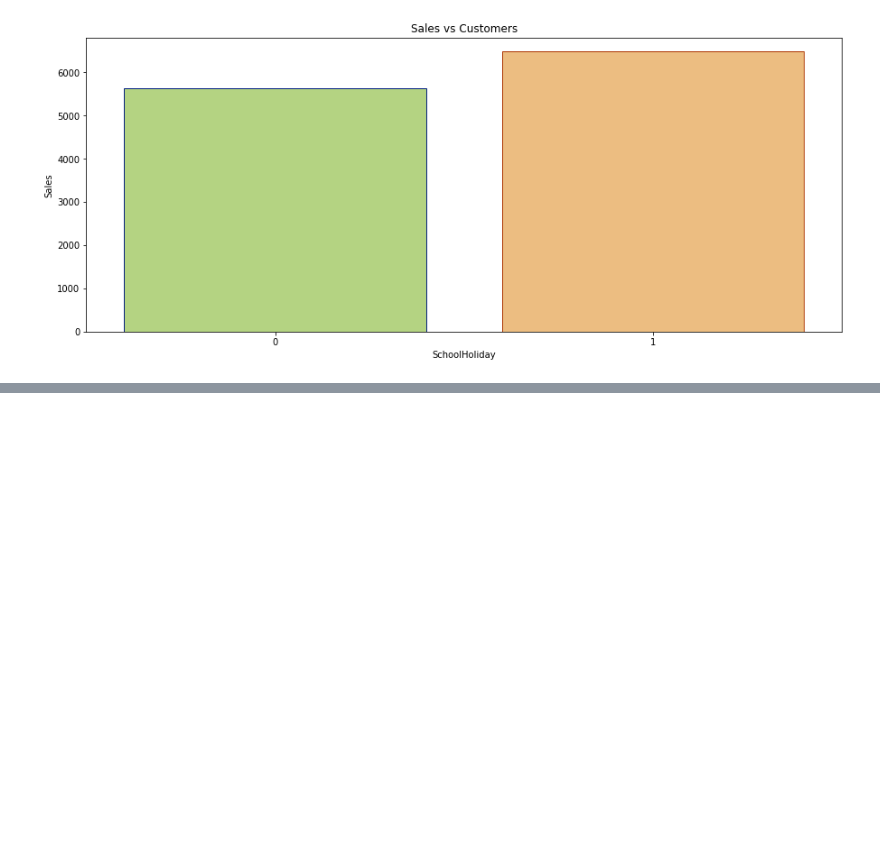
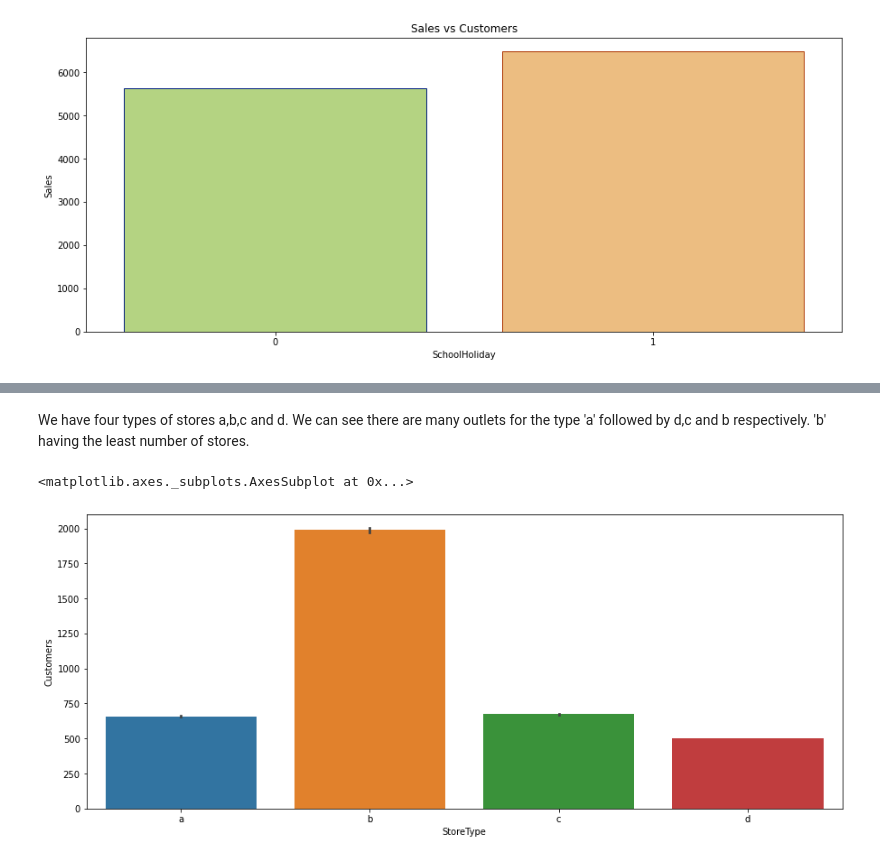
Before and after one commit to vinayakpotdar2114/Capstone-Project-2-Sales-Prediction-Rossmann-Sales-Prediction, a Jupyter notebook: Sales_Prediction_Rossmann_Sales_Prediction_Capstone_2.ipynb, the cells around one changed output, grey strips where cells are left out. Cells and saved outputs as stored; diff of their text form; code cells hidden in the pictures; blank space fills up the shorter version.

```diff
--- a/Sales_Prediction_Rossmann_Sales_Prediction_Capstone_2.ipynb
+++ b/Sales_Prediction_Rossmann_Sales_Prediction_Capstone_2.ipynb
@@ -365,0 +378,8 @@ plt.show()
+# %% [markdown]
+We have four types of stores a,b,c and d. We can see there are many outlets for the type 'a' followed by d,c and b respectively. 'b' having the least number of stores.
+# %%
+plt.subplots(figsize=(15,6))
+sns.barplot(x='StoreType', y='Customers', data=dataset, order=['a','b','c', 'd'])
+# %% [output]
+<matplotlib.axes._subplots.AxesSubplot at 0x...>
+[figure, added]
```
Also changed, not shown: parts of 15 cells of this notebook.
